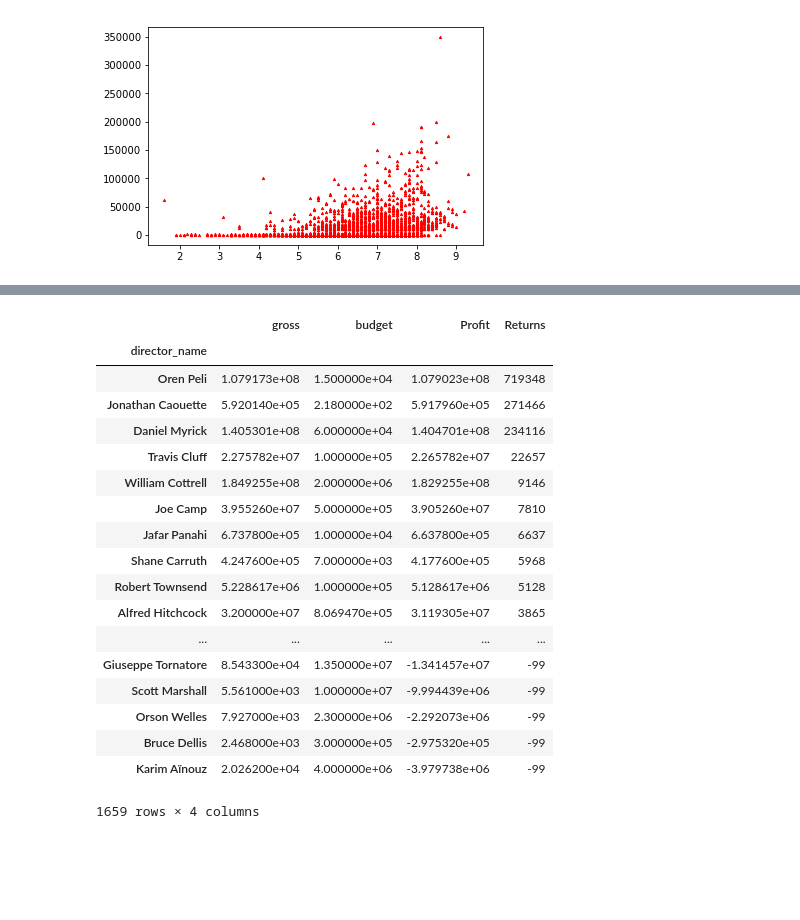
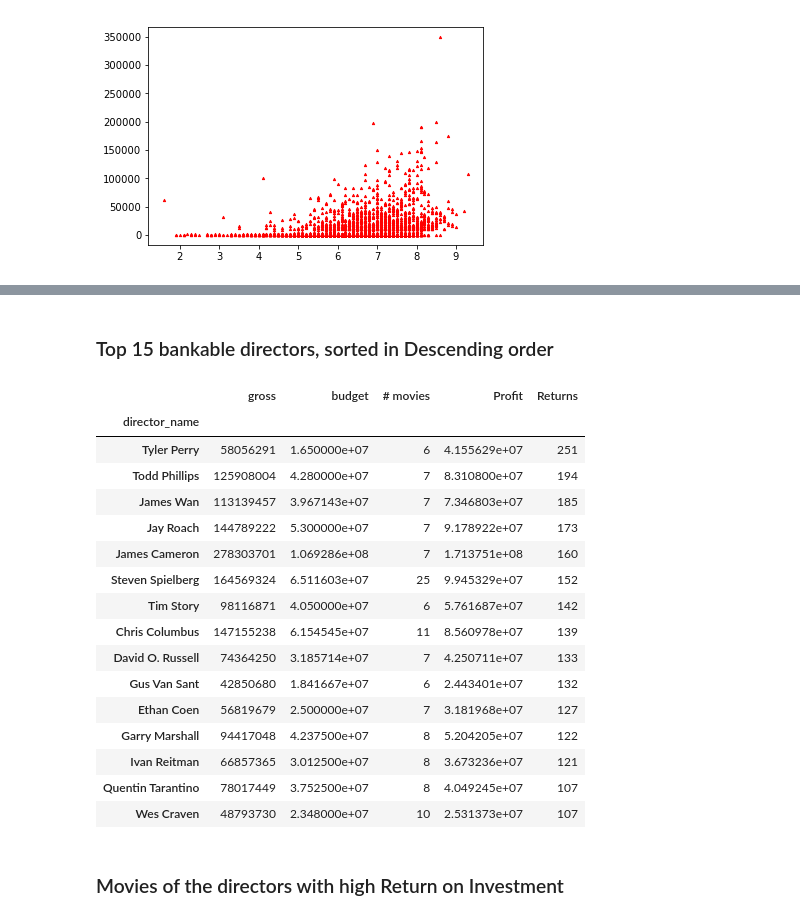
Before and after one commit to divyaaligireddy/IMDB-data-analysis, a Jupyter notebook: IMDB_data_analysis.ipynb, the cells around one changed output, grey strips where cells are left out. Saved outputs shown, nothing was run; the diff lists cells and outputs as text; code cells hidden in the pictures; blank space fills up the shorter version.

```diff
--- a/IMDB_data_analysis.ipynb
+++ b/IMDB_data_analysis.ipynb
@@ -127,31 +127,36 @@ movie_returns
+# %% [markdown]
+### Top 15 bankable directors, sorted in Descending order
 # %%
 director_returns = movies.loc[:, ['director_name', 'gross', 'budget']]
+movie_count = director_returns.groupby('director_name').count()
+director_returns = director_returns[director_returns['director_name'].isin(movie_count[movie_count['gross'] > 5].index)]
 director_returns = director_returns.groupby('director_name').mean()
+director_returns['# movies'] = movie_count['gross']
 director_returns['Profit'] = director_returns['gross'] - director_returns['budget']
 director_returns['Returns'] = (director_returns['Profit']/director_returns['budget'])*100
 director_returns.Returns = director_returns.Returns.astype(np.int64)
 director_returns.sort_values('Returns', ascending=False, inplace=True)
-director_returns
+director_returns.head(15)
 # %% [output]
-|  | gross | budget | Profit | Returns |
-| director_name |  |  |  |  |
-| Oren Peli | 1.079173e+08 | 1.500000e+04 | 1.079023e+08 | 719348 |
-| Jonathan Caouette | 5.920140e+05 | 2.180000e+02 | 5.917960e+05 | 271466 |
-| Daniel Myrick | 1.405301e+08 | 6.000000e+04 | 1.404701e+08 | 234116 |
-| Travis Cluff | 2.275782e+07 | 1.000000e+05 | 2.265782e+07 | 22657 |
-| William Cottrell | 1.849255e+08 | 2.000000e+06 | 1.829255e+08 | 9146 |
-| Joe Camp | 3.955260e+07 | 5.000000e+05 | 3.905260e+07 | 7810 |
-| Jafar Panahi | 6.737800e+05 | 1.000000e+04 | 6.637800e+05 | 6637 |
-| Shane Carruth | 4.247600e+05 | 7.000000e+03 | 4.177600e+05 | 5968 |
-| Robert Townsend | 5.228617e+06 | 1.000000e+05 | 5.128617e+06 | 5128 |
-| Alfred Hitchcock | 3.200000e+07 | 8.069470e+05 | 3.119305e+07 | 3865 |
-| ... | ... | ... | ... | ... |
-| Giuseppe Tornatore | 8.543300e+04 | 1.350000e+07 | -1.341457e+07 | -99 |
-| Scott Marshall | 5.561000e+03 | 1.000000e+07 | -9.994439e+06 | -99 |
-| Orson Welles | 7.927000e+03 | 2.300000e+06 | -2.292073e+06 | -99 |
-| Bruce Dellis | 2.468000e+03 | 3.000000e+05 | -2.975320e+05 | -99 |
-| Karim Aïnouz | 2.026200e+04 | 4.000000e+06 | -3.979738e+06 | -99 |
+|  | gross | budget | # movies | Profit | Returns |
+| director_name |  |  |  |  |  |
+| Tyler Perry | 58056291 | 1.650000e+07 | 6 | 4.155629e+07 | 251 |
+| Todd Phillips | 125908004 | 4.280000e+07 | 7 | 8.310800e+07 | 194 |
+| James Wan | 113139457 | 3.967143e+07 | 7 | 7.346803e+07 | 185 |
+| Jay Roach | 144789222 | 5.300000e+07 | 7 | 9.178922e+07 | 173 |
+| James Cameron | 278303701 | 1.069286e+08 | 7 | 1.713751e+08 | 160 |
+| Steven Spielberg | 164569324 | 6.511603e+07 | 25 | 9.945329e+07 | 152 |
+| Tim Story | 98116871 | 4.050000e+07 | 6 | 5.761687e+07 | 142 |
+| Chris Columbus | 147155238 | 6.154545e+07 | 11 | 8.560978e+07 | 139 |
+| David O. Russell | 74364250 | 3.185714e+07 | 7 | 4.250711e+07 | 133 |
+| Gus Van Sant | 42850680 | 1.841667e+07 | 6 | 2.443401e+07 | 132 |
+| Ethan Coen | 56819679 | 2.500000e+07 | 7 | 3.181968e+07 | 127 |
+| Garry Marshall | 94417048 | 4.237500e+07 | 8 | 5.204205e+07 | 122 |
+| Ivan Reitman | 66857365 | 3.012500e+07 | 8 | 3.673236e+07 | 121 |
+| Quentin Tarantino | 78017449 | 3.752500e+07 | 8 | 4.049245e+07 | 107 |
+| Wes Craven | 48793730 | 2.348000e+07 | 10 | 2.531373e+07 | 107 |
-1659 rows × 4 columns
+# %% [markdown]
+### Movies of the directors with high Return on Investment
 # %%
 directors = list(director_returns.head().index.values)
 movies.loc[movies['director_name'].isin(directors)]
```
Also changed, not shown: parts of 43 cells of this notebook.
